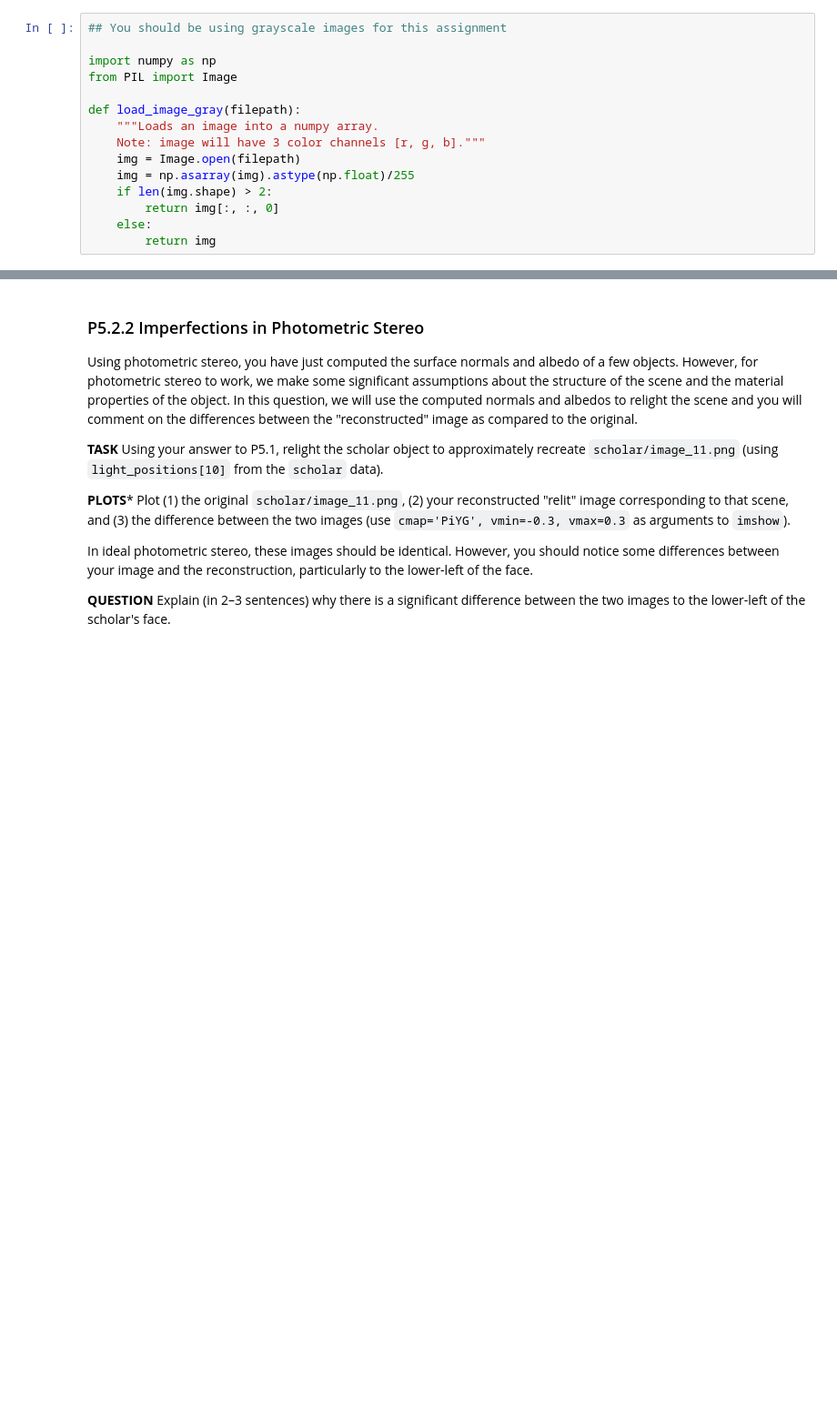
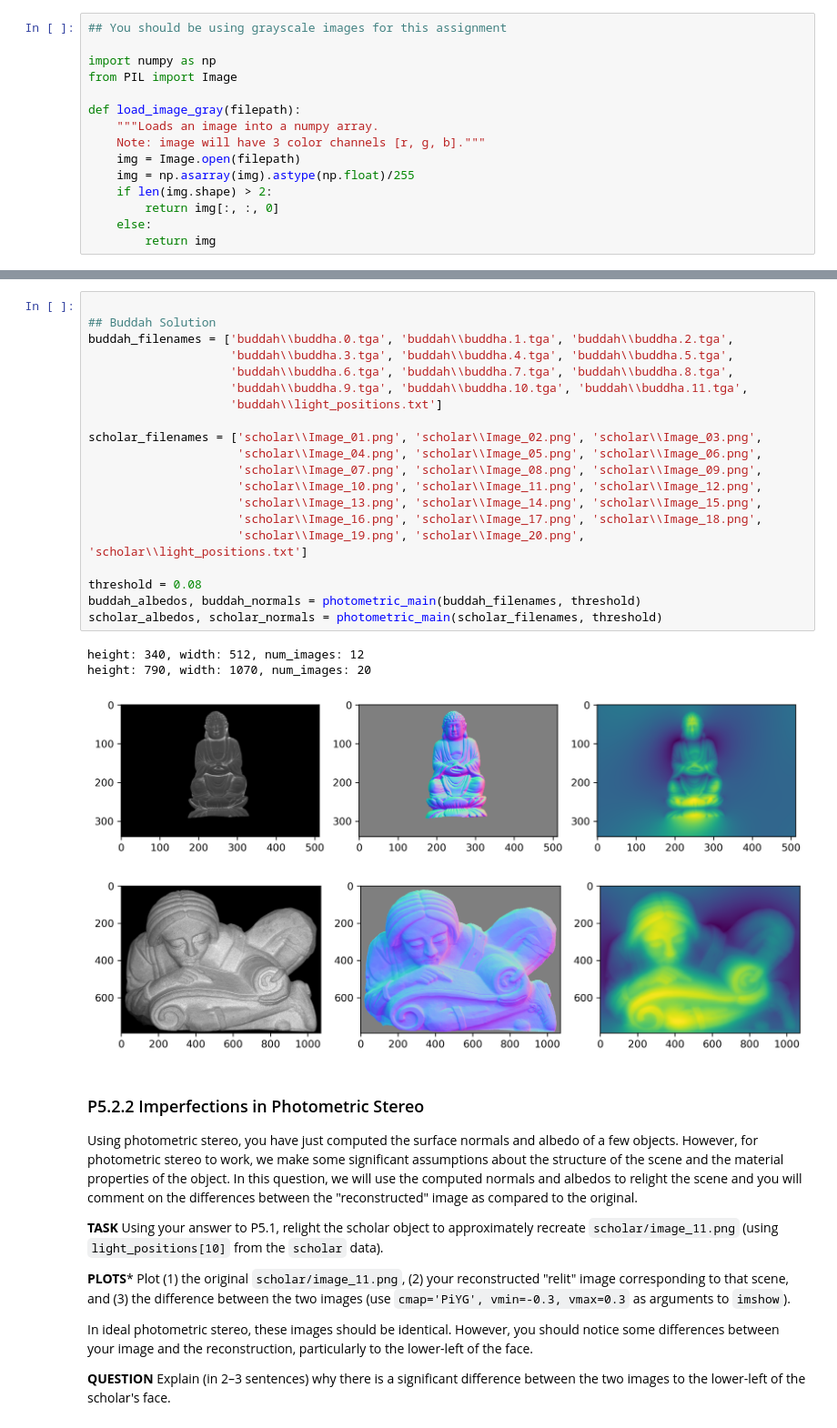
Before and after one commit to 2016bgeyer/Photometric-Stereo-Structure-From-Motion, a Jupyter notebook: P5_photometric_stereo.ipynb, the cells around one changed output, grey strips where cells are left out. Shown at 91% size. Drawn from its saved outputs; the diff is of its cells as text; blank space fills up the shorter version.

```diff
--- a/P5_photometric_stereo.ipynb
+++ b/P5_photometric_stereo.ipynb
@@ -183,3 +251,28 @@ None
+# %%
+
+## Buddah Solution
+buddah_filenames = ['buddah\\buddha.0.tga', 'buddah\\buddha.1.tga', 'buddah\\buddha.2.tga',
+                    'buddah\\buddha.3.tga', 'buddah\\buddha.4.tga', 'buddah\\buddha.5.tga',
+                    'buddah\\buddha.6.tga', 'buddah\\buddha.7.tga', 'buddah\\buddha.8.tga',
+                    'buddah\\buddha.9.tga', 'buddah\\buddha.10.tga', 'buddah\\buddha.11.tga',
+                    'buddah\\light_positions.txt']
+
+scholar_filenames = ['scholar\\Image_01.png', 'scholar\\Image_02.png', 'scholar\\Image_03.png',
+                     'scholar\\Image_04.png', 'scholar\\Image_05.png', 'scholar\\Image_06.png',
+                     'scholar\\Image_07.png', 'scholar\\Image_08.png', 'scholar\\Image_09.png',
+                     'scholar\\Image_10.png', 'scholar\\Image_11.png', 'scholar\\Image_12.png',
+                     'scholar\\Image_13.png', 'scholar\\Image_14.png', 'scholar\\Image_15.png',
+                     'scholar\\Image_16.png', 'scholar\\Image_17.png', 'scholar\\Image_18.png',
+                     'scholar\\Image_19.png', 'scholar\\Image_20.png', 'scholar\\light_positions.txt']
+
+threshold = 0.08
+buddah_albedos, buddah_normals = photometric_main(buddah_filenames, threshold)
+scholar_albedos, scholar_normals = photometric_main(scholar_filenames, threshold)
+# %% [output]
+height: 340, width: 512, num_images: 12
+height: 790, width: 1070, num_images: 20
+[figure, added]
+[figure, added]
 # %% [markdown]
 ### P5.2.2 Imperfections in Photometric Stereo
 
```
Also changed, not shown: parts of 4 cells of this notebook.
